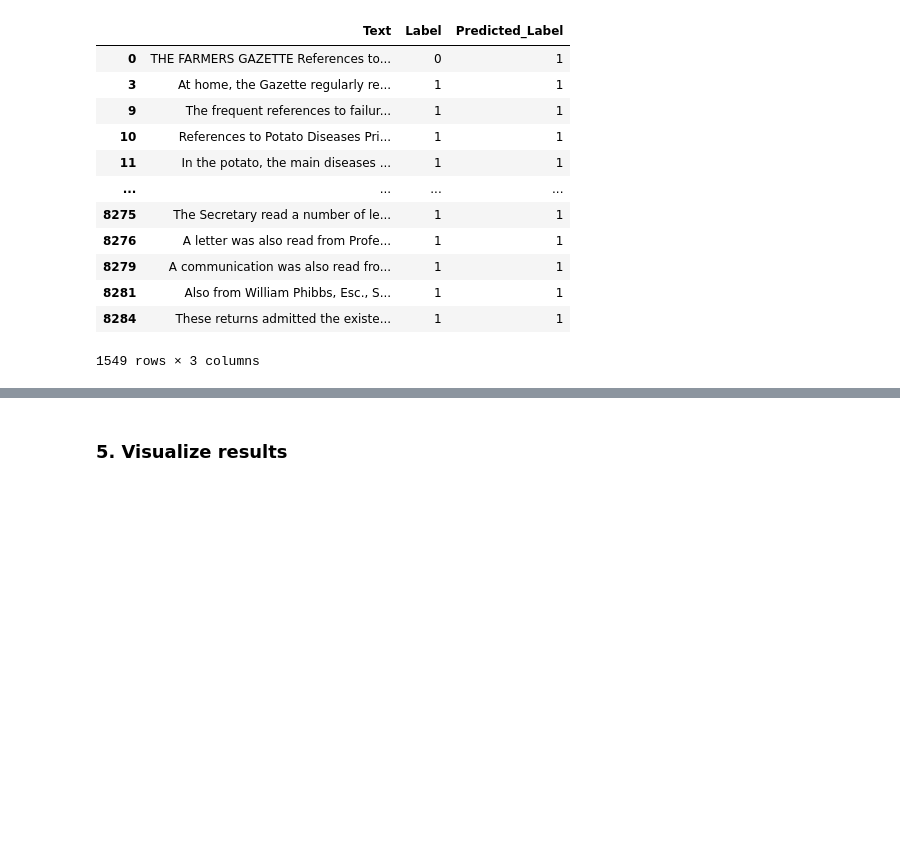
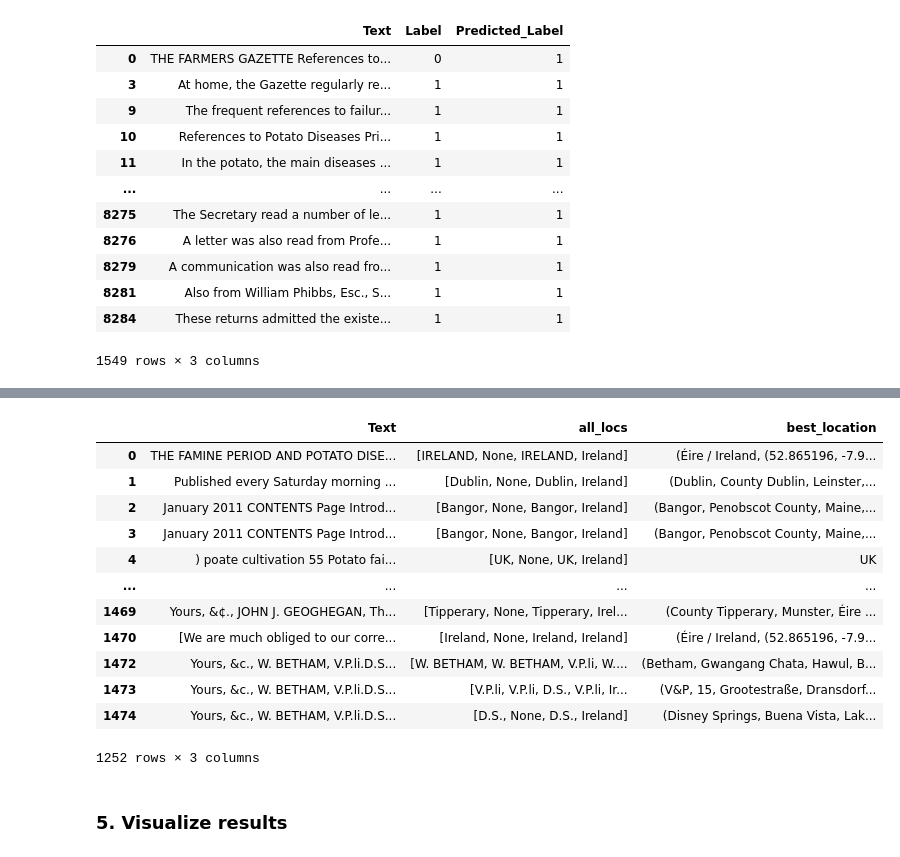
Before and after one commit to arielsaffer/pest_text_pipeline, a Jupyter notebook: notebooks/text_mining_workflow.ipynb, the cells around one changed output, grey strips where cells are left out. Cells and saved outputs as stored; diff of their text form; code cells hidden in the pictures; blank space fills up the shorter version.

```diff
--- a/notebooks/text_mining_workflow.ipynb
+++ b/notebooks/text_mining_workflow.ipynb
@@ -370,0 +391,21 @@ nlp = ta.load_lang_nlp(spacy_code)
+# %%
+# Geocode the locations in the text
+# This step relies on the OSM Nominatim API, which has a rate limit (1 request per second)
+# so this will take some time if there are a large number of unique locations
+
+# You will need to input a user agent (e.g. "pest-text-pipeline", "p-infestans-analysis") when prompted)
+
+# Unnest the doubly-nested lists of lists into a single list of unique locations
+unique_locations = [loc for sublist in text_corpus["all_locs"].dropna() for loc in sublist]
+unique_locations = set([loc for sublist in unique_locations for loc in sublist])
+
+print(len(unique_locations), "unique location names found in the text.")
+
+geo_loc_dict, error_locations = ta.geocode_locs(list(unique_locations))
+
+print(f"{len(geo_loc_dict)} location names successfully geocoded, {len(error_locations)} location names not found.")
+
+# Save the geo_loc_dict with pickle to avoid re-running the geocoding
+
+with open(f"{pdf_path[:-4]}_geo_loc_dict.pkl", "wb") as f:
+    pickle.dump(geo_loc_dict, f)
@@ -370,0 +525,35 @@ nlp = ta.load_lang_nlp(spacy_code)
+# %%
+# Read in the geo_loc_dict from the file, if it exists
+
+if os.path.exists(f"{pdf_path[:-4]}_geo_loc_dict.pkl"):
+    with open(f"{pdf_path[:-4]}_geo_loc_dict.pkl", "rb") as f:
+        geo_loc_dict = pickle.load(f)
+# %%
+# Filter to posts with locations
+
+locations_corpus = text_corpus[text_corpus["all_locs"].apply(lambda x: len(x) > 0)]
+locations_corpus = locations_corpus.explode("all_locs").reset_index(drop=True)
+
+# Select the best location
+
+locations_corpus["best_location"] = locations_corpus["all_locs"].apply(
+    lambda x: ta.select_location(x[0], x[1], x[2], geo_loc_dict, prefer="original")
+)
+# %%
+# Show the non-null values
+
+locations_corpus[locations_corpus["best_location"].notnull()]
+# %% [output]
+|  | Text | all_locs | best_location |
+| 0 | THE FAMINE PERIOD AND POTATO DISE... | [IRELAND, None, IRELAND, Ireland] | (Éire / Ireland, (52.865196, -7.9... |
+| 1 | Published every Saturday morning ... | [Dublin, None, Dublin, Ireland] | (Dublin, County Dublin, Leinster,... |
+| 2 | January 2011 CONTENTS Page Introd... | [Bangor, None, Bangor, Ireland] | (Bangor, Penobscot County, Maine,... |
+| 3 | January 2011 CONTENTS Page Introd... | [Bangor, None, Bangor, Ireland] | (Bangor, Penobscot County, Maine,... |
+| 4 | ) poate cultivation 55 Potato fai... | [UK, None, UK, Ireland] | UK |
+| ... | ... | ... | ... |
+| 1469 | Yours, &¢., JOHN J. GEOGHEGAN, Th... | [Tipperary, None, Tipperary, Irel... | (County Tipperary, Munster, Éire ... |
+| 1470 | [We are much obliged to our corre... | [Ireland, None, Ireland, Ireland] | (Éire / Ireland, (52.865196, -7.9... |
+| 1472 | Yours, &c., W. BETHAM, V.P.li.D.S... | [W. BETHAM, W. BETHAM, V.P.li, W.... | (Betham, Gwangang Chata, Hawul, B... |
+| 1473 | Yours, &c., W. BETHAM, V.P.li.D.S... | [V.P.li, V.P.li, D.S., V.P.li, Ir... | (V&P, 15, Grootestraße, Dransdorf... |
+| 1474 | Yours, &c., W. BETHAM, V.P.li.D.S... | [D.S., None, D.S., Ireland] | (Disney Springs, Buena Vista, Lak... |
+1252 rows × 3 columns
```
Also changed, not shown: parts of 21 cells of this notebook.
